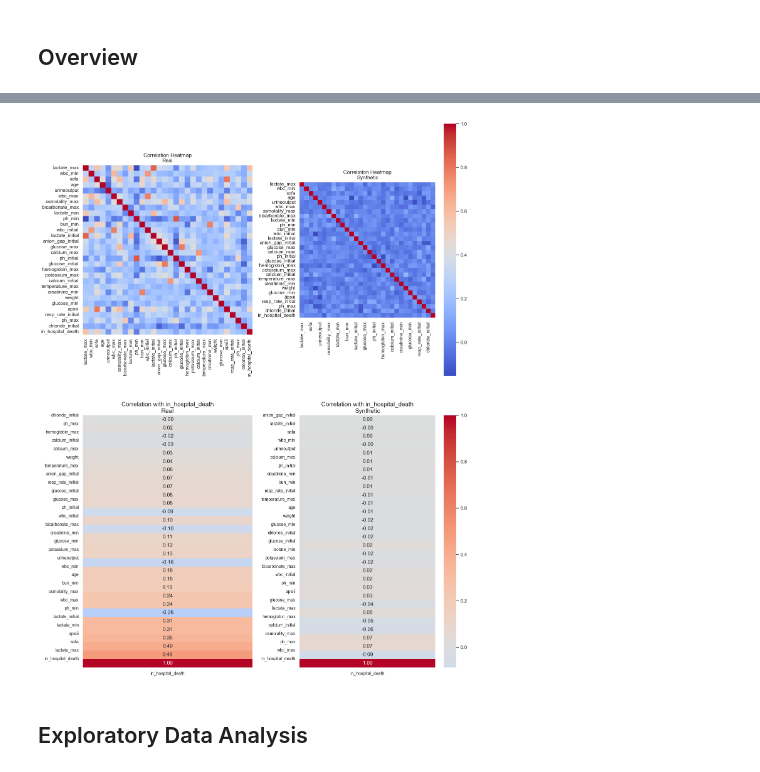
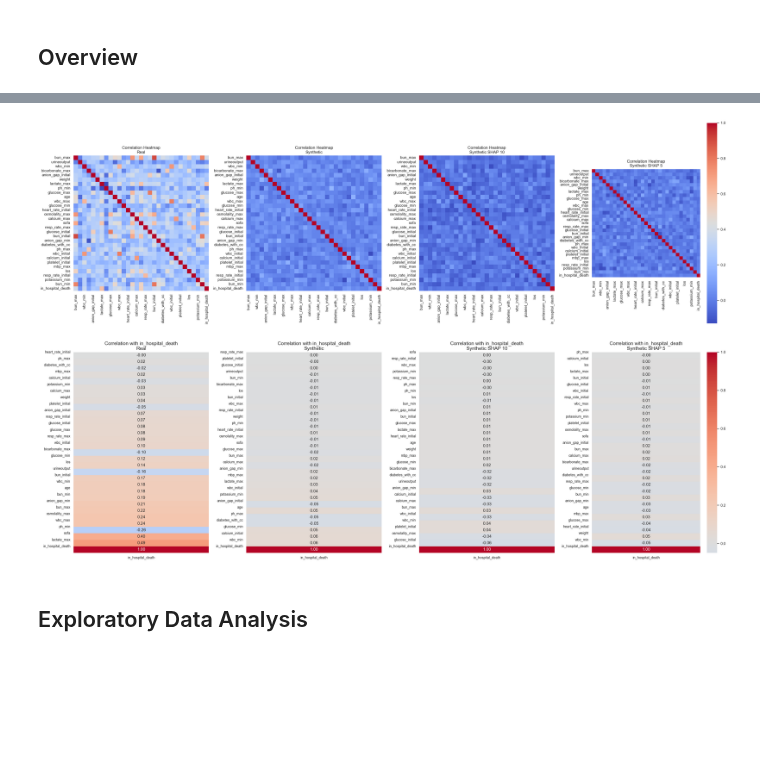
Before and after one commit to mdiezp28/xai-synthetic-health, a Jupyter notebook: notebooks/syn_data_analysis.ipynb, the cells around one changed output, grey strips where cells are left out. Cells and saved outputs as stored; diff of their text form; code cells hidden in the pictures; blank space fills up the shorter version.

```diff
--- a/notebooks/syn_data_analysis.ipynb
+++ b/notebooks/syn_data_analysis.ipynb
@@ -27,6 +27,11 @@ ch_syn_2 = pd.read_csv("../dp_cgans/tests/results/2025_09_18_14_56_11_dpcgans_15
 1571 patients
 #### - syn_data: Synthetic data without shap penalty
 #### - syn_data_shap: Synthetic data with 0.15 * shap penalty
+# %%
+real_shap_30 = pd.read_csv("../dp_cgans/resources/shap_30_icu_dka_dataset.csv")
+syn_data = pd.read_csv("../dp_cgans/tests/output/2025_12_03_16_37_07_syn_data_shap_baseline_new.csv").iloc[:, 1:]
+syn_data_10 = pd.read_csv("../dp_cgans/tests/output/2025_12_03_17_07_29_syn_data_shap_10_new.csv").iloc[:, 1:]
+syn_data_5 = pd.read_csv("../dp_cgans/tests/output/2025_12_03_17_40_55_syn_data_shap_5_new.csv").iloc[:, 1:]
 # %%
 real_shap_30.info()
 syn_data.info()
@@ -163,0 +167,3 @@ plot_numerical_distributions(syn_data_baseline, numeric_vars)
+# %%
+numeric_vars = syn_data_5.select_dtypes(include='number').columns.tolist()
+plot_numerical_distributions(syn_data_5, numeric_vars)
@@ -208,12 +216,12 @@ def compare_correlation_maps(df_list, names, numeric_vars):
     plt.tight_layout()
     plt.show()
 # %%
-df_list = [real_shap_30, syn_data_baseline] #, syn_data_shap]
-names = ["Real", "Synthetic"]#, "Synthetic SHAP"]
+df_list = [real_shap_30, syn_data, syn_data_10, syn_data_5]
+names = ["Real", "Synthetic", "Synthetic SHAP 10", "Synthetic SHAP 5"]
 
 compare_correlation_maps(df_list, names, numeric_vars)
 # %% [output]
-[figure, old version]
+[figure, new version]
 # %% [markdown]
 ## Exploratory Data Analysis
 # %%
```
Also changed, not shown: parts of 14 cells of this notebook, 5 other files.
